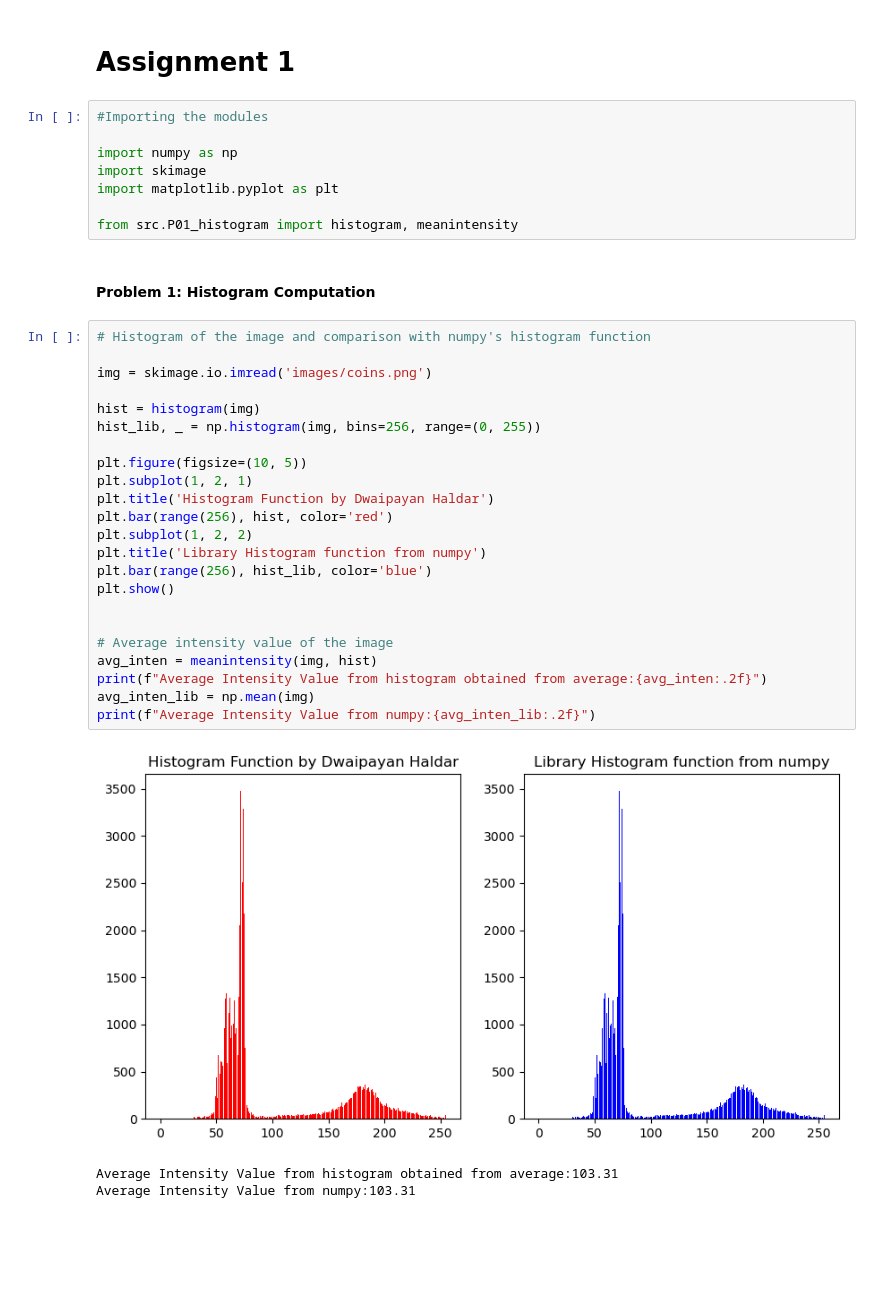
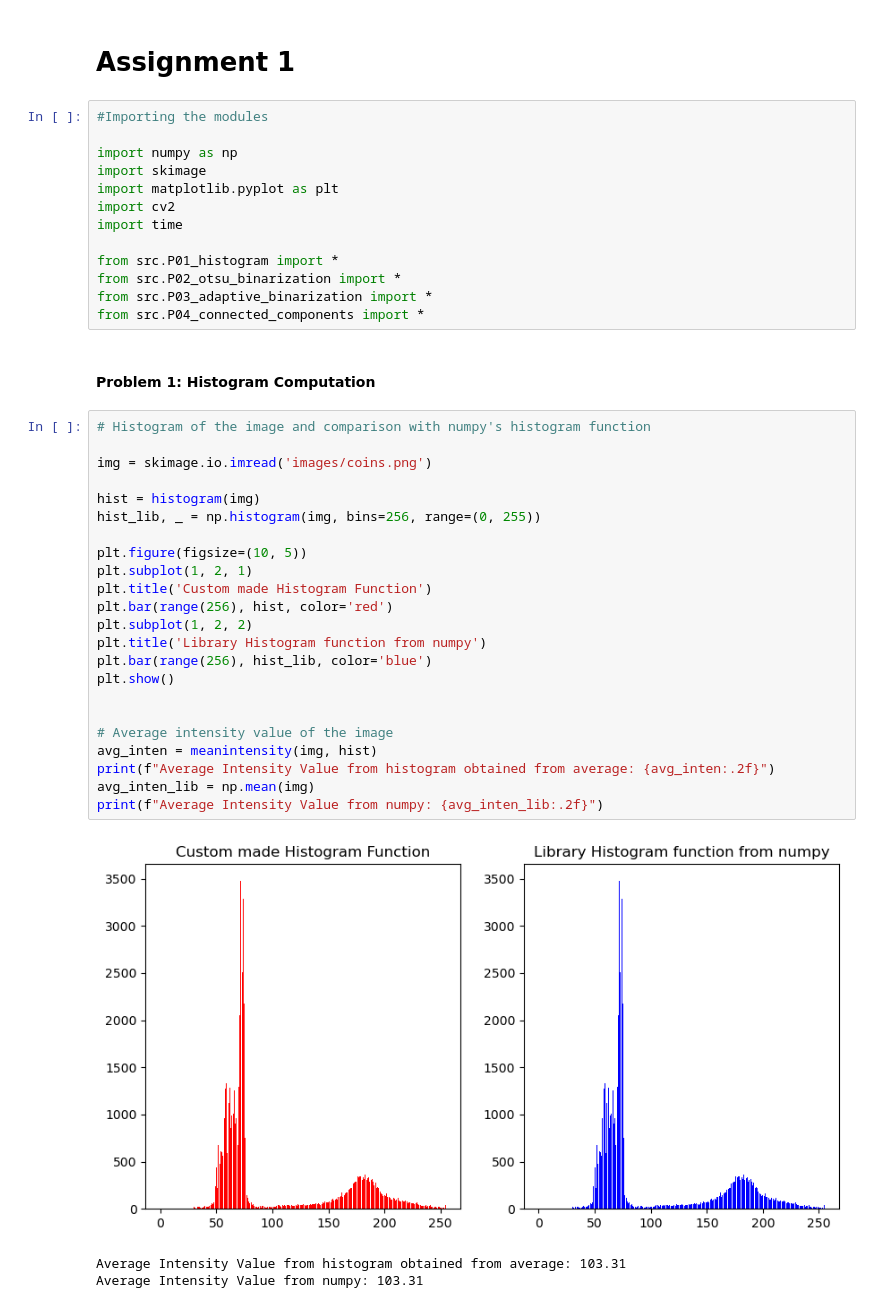
Before and after one commit to dwaipayanhaldar/E9-241-Digital-Image-Processing, a Jupyter notebook: Assignment_1/wrapper.ipynb, the cells around one changed output. Cells and saved outputs as stored; diff of their text form; blank space fills up the shorter version.

```diff
--- a/Assignment_1/wrapper.ipynb
+++ b/Assignment_1/wrapper.ipynb
@@ -6,34 +6,39 @@
 import numpy as np
 import skimage
 import matplotlib.pyplot as plt
+import cv2
+import time
 
-from src.P01_histogram import histogram, meanintensity
+from src.P01_histogram import *
+from src.P02_otsu_binarization import *
+from src.P03_adaptive_binarization import *
+from src.P04_connected_components import *
 # %% [markdown]
 #### **Problem 1: Histogram Computation**
 # %%
 # Histogram of the image and comparison with numpy's histogram function
 
 img = skimage.io.imread('images/coins.png')
 
 hist = histogram(img)
 hist_lib, _ = np.histogram(img, bins=256, range=(0, 255))
 
 plt.figure(figsize=(10, 5))
 plt.subplot(1, 2, 1)
-plt.title('Histogram Function by Dwaipayan Haldar')
+plt.title('Custom made Histogram Function')
 plt.bar(range(256), hist, color='red')
 plt.subplot(1, 2, 2)
 plt.title('Library Histogram function from numpy')
 plt.bar(range(256), hist_lib, color='blue')
 plt.show()
 
 
 # Average intensity value of the image
 avg_inten = meanintensity(img, hist)
-print(f"Average Intensity Value from histogram obtained from average:{avg_inten:.2f}")
+print(f"Average Intensity Value from histogram obtained from average: {avg_inten:.2f}")
 avg_inten_lib = np.mean(img)
-print(f"Average Intensity Value from numpy:{avg_inten_lib:.2f}")
+print(f"Average Intensity Value from numpy: {avg_inten_lib:.2f}")
 # %% [output]
-[figure, old version]
+[figure, new version]
-Average Intensity Value from histogram obtained from average:103.31
-Average Intensity Value from numpy:103.31
+Average Intensity Value from histogram obtained from average: 103.31
+Average Intensity Value from numpy: 103.31
```
Also changed, not shown: parts of 9 cells of this notebook, 11 other files.
